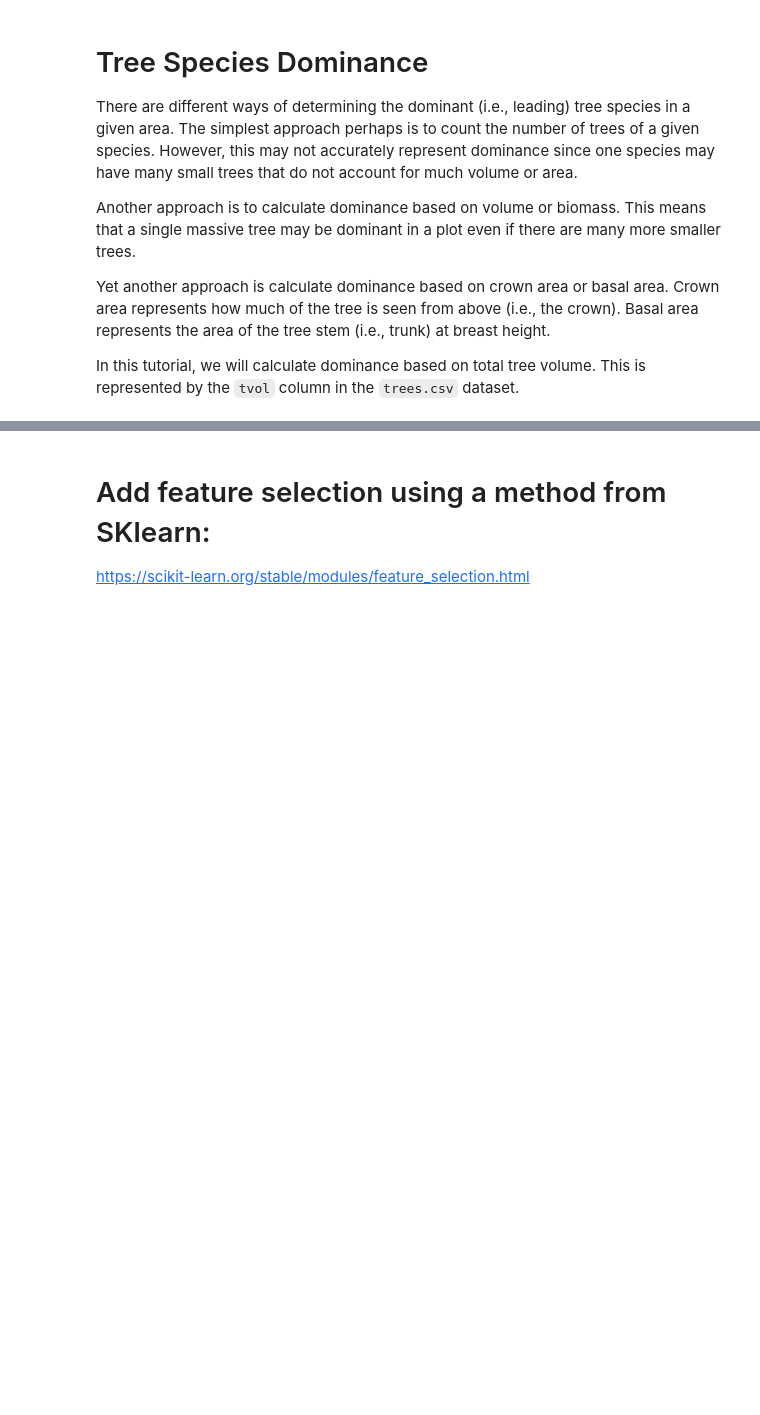
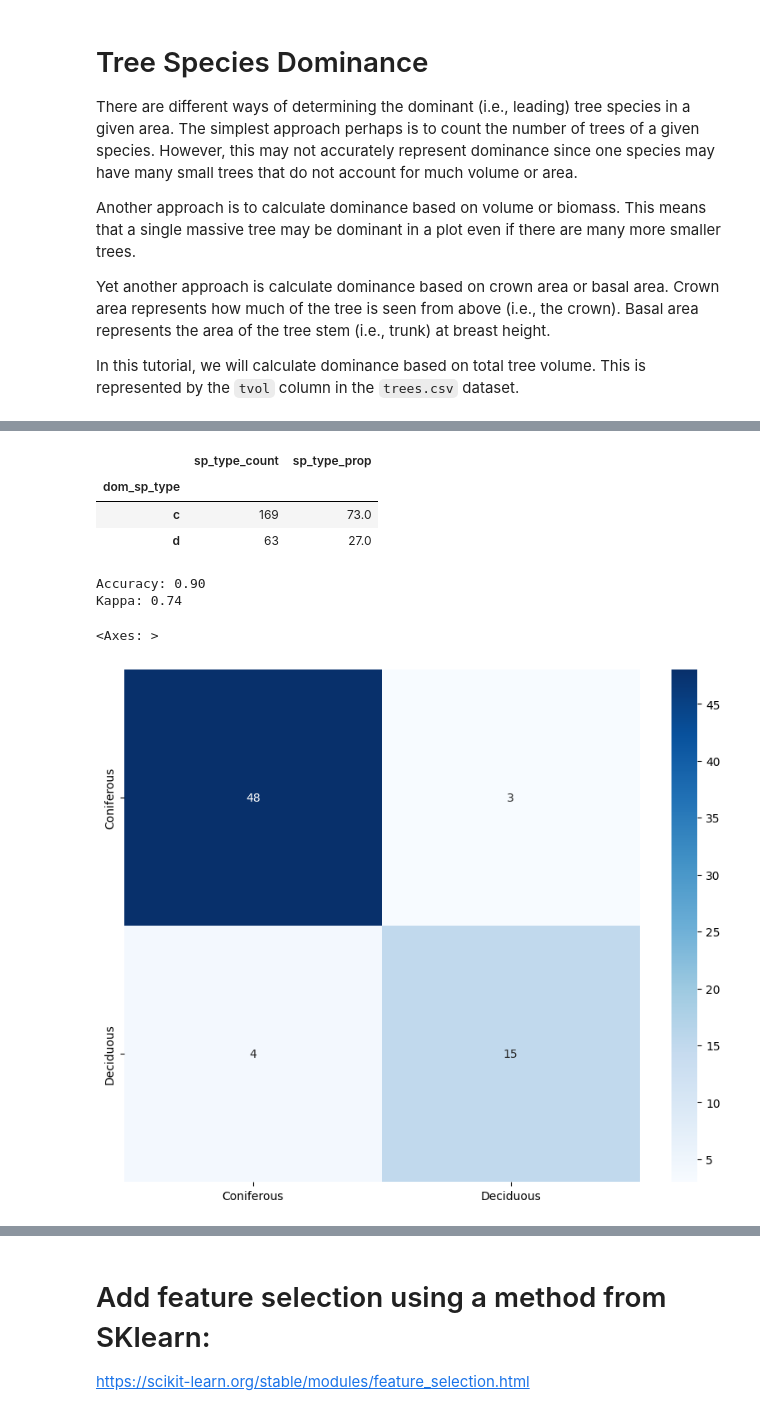
Before and after one commit to subornaa/Data-Analytics-Tutorials, a Jupyter notebook: CART.ipynb, the cells around one changed output, grey strips where cells are left out. Cells and saved outputs as stored; diff of their text form; code cells hidden in the pictures; blank space fills up the shorter version.

```diff
--- a/CART.ipynb
+++ b/CART.ipynb
@@ -404,0 +448,11 @@ sns.heatmap(conf_matrix, annot=True, fmt='d', cmap='Blues',
+# %%
+
+for plot_nm in df['PlotName']:
+
+    trees_i = trees_df[trees_df['PlotName'] == plot_nm]
+
+    dom_sp = calc_sp_dominance(trees_i, group_col='dom_sp_type')
+
+    df.loc[df['PlotName'] == plot_nm, 'dom_sp_type'] = dom_sp
+
+df
@@ -404,0 +473,47 @@ sns.heatmap(conf_matrix, annot=True, fmt='d', cmap='Blues',
+# %%
+# Summarize the proportion of each species type in the dataset
+sp_type_agg = df.groupby('dom_sp_type').agg(
+    sp_type_count=('dom_sp_type', 'count')).sort_values(by='sp_type_count', ascending=False)
+
+sp_type_agg['sp_type_prop'] = round(sp_type_agg['sp_type_count'] / len(df) * 100, 0)
+
+sp_type_agg
+# %% [output]
+|  | sp_type_count | sp_type_prop |
+| dom_sp_type |  |  |
+| c | 169 | 73.0 |
+| d | 63 | 27.0 |
+# %%
+# Train a new random forest model to predict broadleaf vs coniferous
+
+train_df, test_df =  train_test_split(df[['dom_sp_type'] + features_ls],
+                 stratify=df['dom_sp_type'],
+                 test_size=0.3,
+                 random_state=25)
+
+rf = RandomForestClassifier(n_estimators=100, random_state=25)
+
+rf.fit(train_df[features_ls], train_df['dom_sp_type'])
+
+# Apply the model to the test set
+test_df['pred_dom_sp_type'] = rf.predict(test_df[features_ls])
+
+# Calculate accuracy and kappa
+accuracy = accuracy_score(test_df['dom_sp_type'], test_df['pred_dom_sp_type'])
+kappa = cohen_kappa_score(test_df['dom_sp_type'], test_df['pred_dom_sp_type'])
+
+print(f"Accuracy: {accuracy:.2f}")
+print(f"Kappa: {kappa:.2f}")
+
+# Print confusion matrix
+
+conf_matrix = confusion_matrix(test_df['dom_sp_type'], test_df['pred_dom_sp_type'])
+plt.figure(figsize=(10, 8))
+sns.heatmap(conf_matrix, annot=True, fmt='d', cmap='Blues',
+            xticklabels=['Coniferous', 'Deciduous'],
+            yticklabels=['Coniferous', 'Deciduous'])
+# %% [output]
+Accuracy: 0.90
+Kappa: 0.74
+<Axes: >
+[figure, added]
```
Also changed, not shown: parts of 27 cells of this notebook.
